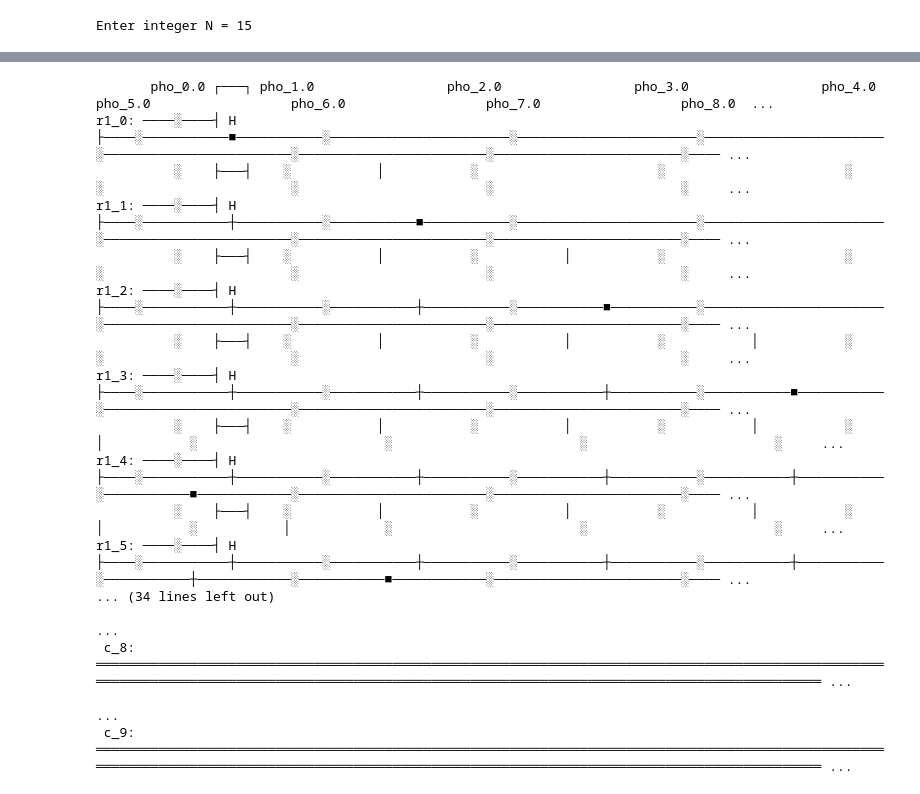
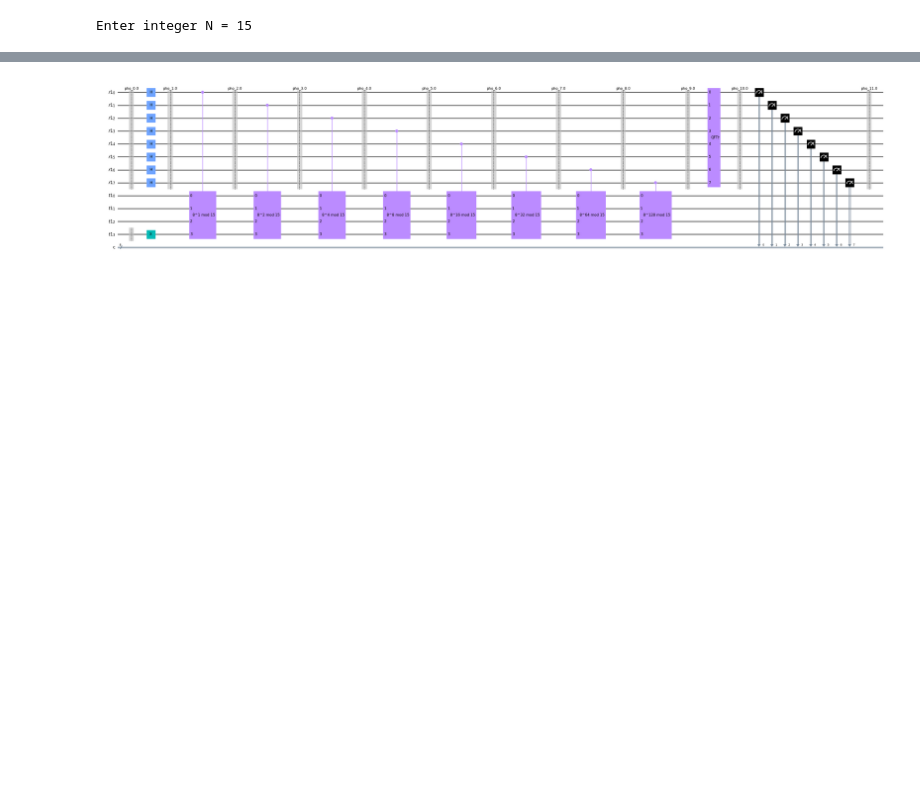
Before and after one commit to gjuls/shor_algorithm, a Jupyter notebook: shor_ent_registers.ipynb, the cells around one changed output, grey strips where cells are left out. Drawn from its saved outputs; the diff is of its cells as text; code cells hidden in the pictures; blank space fills up the shorter version.

```diff
--- a/shor_ent_registers.ipynb
+++ b/shor_ent_registers.ipynb
@@ -90,7 +95,7 @@ y = 11 and N = 15 are coprime - r well defined
 #CALCULATE THE ENT. BETWEEN REGISTERS
 #TRACING AWAY THE TARGET REGISTER
 y = 8
-N = 21
+N = 15
 n = math.ceil(math.log(N,2))
 
 control = QuantumRegister(2*n, 'r1')
@@ -100,51 +105,36 @@ classic = ClassicalRegister(2*n, 'c')
 circuit = QuantumCircuit(control, target, classic)
 
 qubits = control
 size = len(qubits)
 label = 0
 circuit.append(SaveDensityMatrix(size, label = f'pho_%.1f' % (label)), [i for i in qubits])
 circuit.barrier(3*n - 1)
 
 circuit.h(range(2*n))
 circuit.x(2*n + n -1)
 
 label += 1
 
 circuit.append(SaveDensityMatrix(size, label = f'pho_%.1f' % (label)), [i for i in qubits])
 
 for q in range(2*n):
     label += 1
     circuit.append(mod_exp(n, y, N, q), [q] + [i+2*n for i in range(n)])
     circuit.append(SaveDensityMatrix(size, label = f'pho_%.1f' % (label)), [i for i in qubits])
 
 circuit.append(qft_dagger(2*n), range(2*n))
 label += 1
 circuit.append(SaveDensityMatrix(size, label = f'pho_%.1f' % (label)), [i for i in qubits])
 
 
 circuit.measure(control, classic)
 label += 1
 circuit.append(SaveDensityMatrix(size, label = f'pho_%.1f' % (label)), [i for i in qubits])
 
-circuit.draw(fold = -1, scale = 0.5)
+#circuit.draw('latex_source', filename='./circuit.tex', fold = -1, scale = 0.5)
+circuit.draw( fold = -1,output = 'mpl', scale = 0.5)
 # %% [output]
-       pho_0.0 ┌───┐ pho_1.0                 pho_2.0                 pho_3.0                 pho_4.0                 pho_5.0                  pho_6.0                  pho_7.0                  pho_8.0  ...
-r1_0: ────░────┤ H ├────░───────────■───────────░───────────────────────░───────────────────────░───────────────────────░────────────────────────░────────────────────────░────────────────────────░──── ...
-          ░    ├───┤    ░           │           ░                       ░                       ░                       ░                        ░                        ░                        ░     ...
-r1_1: ────░────┤ H ├────░───────────┼───────────░───────────■───────────░───────────────────────░───────────────────────░────────────────────────░────────────────────────░────────────────────────░──── ...
-          ░    ├───┤    ░           │           ░           │           ░                       ░                       ░                        ░                        ░                        ░     ...
-r1_2: ────░────┤ H ├────░───────────┼───────────░───────────┼───────────░───────────■───────────░───────────────────────░────────────────────────░────────────────────────░────────────────────────░──── ...
-          ░    ├───┤    ░           │           ░           │           ░           │           ░                       ░                        ░                        ░                        ░     ...
-r1_3: ────░────┤ H ├────░───────────┼───────────░───────────┼───────────░───────────┼───────────░───────────■───────────░────────────────────────░────────────────────────░────────────────────────░──── ...
-          ░    ├───┤    ░           │           ░           │           ░           │           ░           │           ░                        ░                        ░                        ░     ...
-r1_4: ────░────┤ H ├────░───────────┼───────────░───────────┼───────────░───────────┼───────────░───────────┼───────────░───────────■────────────░────────────────────────░────────────────────────░──── ...
-          ░    ├───┤    ░           │           ░           │           ░           │           ░           │           ░           │            ░                        ░                        ░     ...
-r1_5: ────░────┤ H ├────░───────────┼───────────░───────────┼───────────░───────────┼───────────░───────────┼───────────░───────────┼────────────░───────────■────────────░────────────────────────░──── ...
-... (34 lines left out)
-                                                                                                                                                                                                         ...
- c_8: ══════════════════════════════════════════════════════════════════════════════════════════════════════════════════════════════════════════════════════════════════════════════════════════════════ ...
-                                                                                                                                                                                                         ...
- c_9: ══════════════════════════════════════════════════════════════════════════════════════════════════════════════════════════════════════════════════════════════════════════════════════════════════ ...
+[figure, added]
 # %%
 aer_sim = Aer.get_backend('aer_simulator')
 t_qc = transpile(circuit, aer_sim)
```
Also changed, not shown: parts of 8 cells of this notebook, 6 other files.
